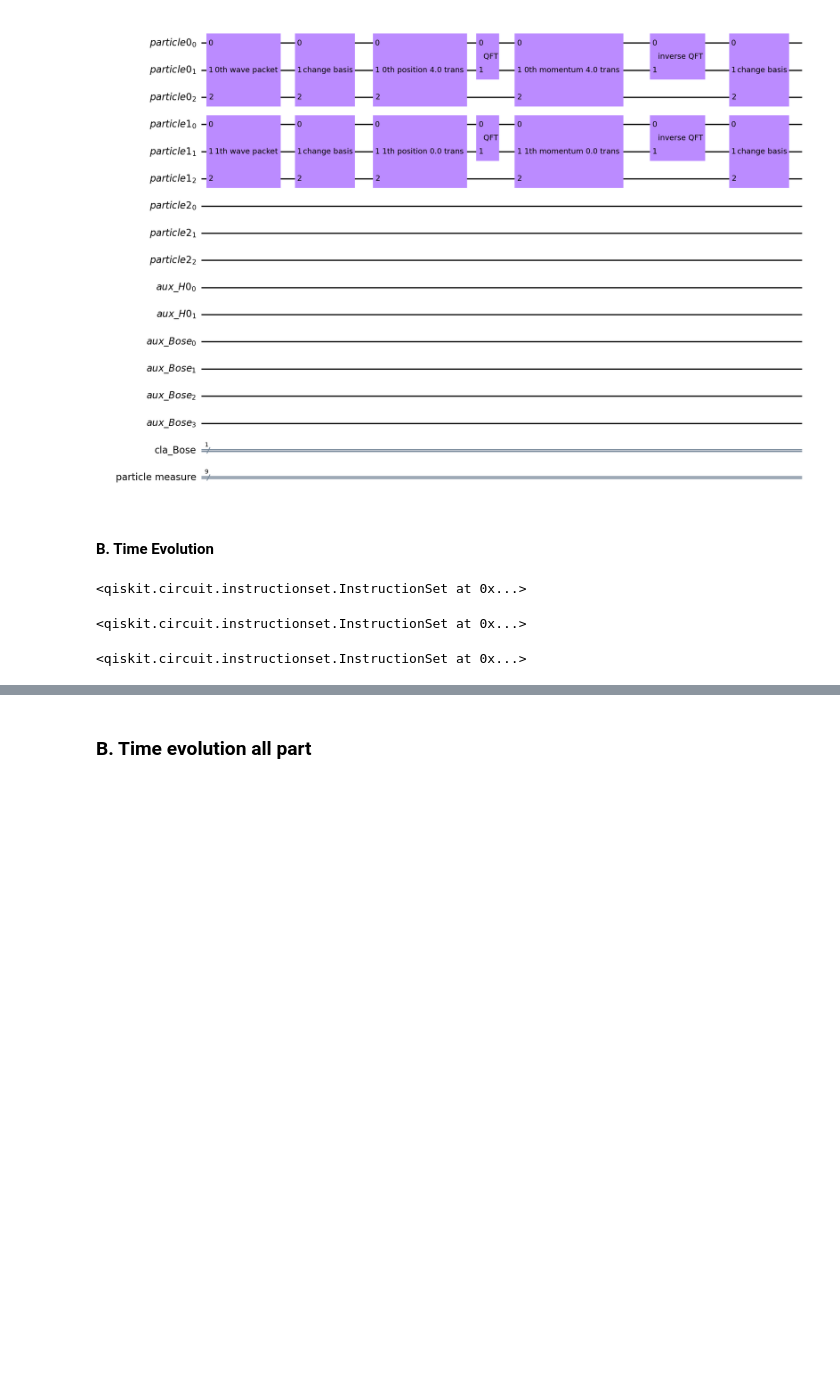
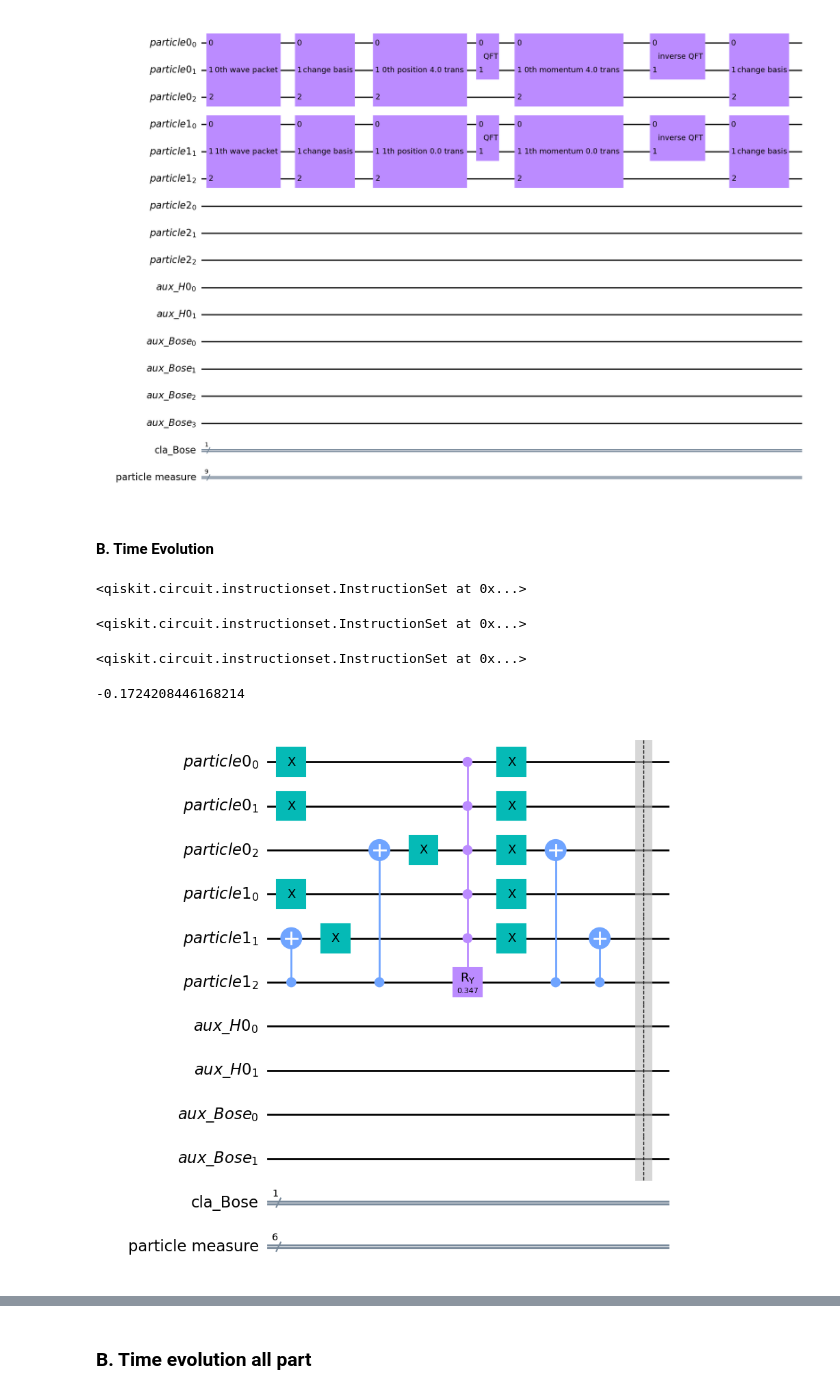
Before and after one commit to UTokyo-ICEPP/single-particle-qft, a Jupyter notebook: qsp/qc_single_particle.ipynb, the cells around one changed output, grey strips where cells are left out. Drawn from its saved outputs; the diff is of its cells as text; code cells hidden in the pictures; blank space fills up the shorter version.

```diff
--- a/qsp/qc_single_particle.ipynb
+++ b/qsp/qc_single_particle.ipynb
@@ -600,9 +606,9 @@ def squeezeGate(qmode, ireg, jreg):
     sq_circuit.cx(jreg[(N_abs + 1) * d], ireg[(N_abs + 1) * d])
 
     sq_circuit.x(ireg[:] + jreg[:jreg.size-1])
-    mcry = RYGate(zq/M).control(2 * jreg.size - 1)
+    mcry = RYGate(-2 * zq/M).control(2 * jreg.size - 1)
     sq_circuit.append(mcry, qargs=ireg[:]+jreg[:jreg.size-1] + [jreg[jreg.size-1]])
-    # sq_circuit.cry((zq/M), ireg[:]+jreg[:jreg.size-1], jreg[jreg.size-1]) # controlled gate　ってこれであってる？
+    # sq_circuit.cry((zq/M), ireg[:]+jreg[:jreg.size-1], jreg[jreg.size-1])
     sq_circuit.x(ireg[:] + jreg[:jreg.size-1])
 
     sq_circuit.cx(jreg[(N_abs + 1) * d], ireg[(N_abs + 1) * d])
@@ -615,3 +621,27 @@ def squeezeGate(qmode, ireg, jreg):
 
     sq_gate = sq_circuit.to_gate()
     return sq_gate, modebits
+# %%
+zq = 0.5 * np.log(1/2)
+np.sin(zq/M)
+# %% [output]
+-0.1724208446168214
+# %%
+## Scheme of squeezing operation
+n = 2
+M = 2
+N_abs = 1
+N = N_abs * d +d + 1
+circuit, particle_regs, anc_reg_h0, anc_reg_symm, cla_reg_symm, cla_measure, particle_1D_list = init(M, N_abs, d)
+
+ireg = particle_regs[0]
+jreg = particle_regs[1]
+sq_gate, modebit = squeezeGate(0, ireg, jreg)
+sq_gate.name = f'mode{0} sq'
+circuit.append(sq_gate, qargs=ireg[:] + jreg[:])
+circuit.barrier()
+# circuit.ry(-2 * zq/M, particle_regs[1][-1])
+
+circuit.decompose().draw('mpl')
+# %% [output]
+[figure, added]
```
Also changed, not shown: parts of 14 cells of this notebook, 2 other files.
